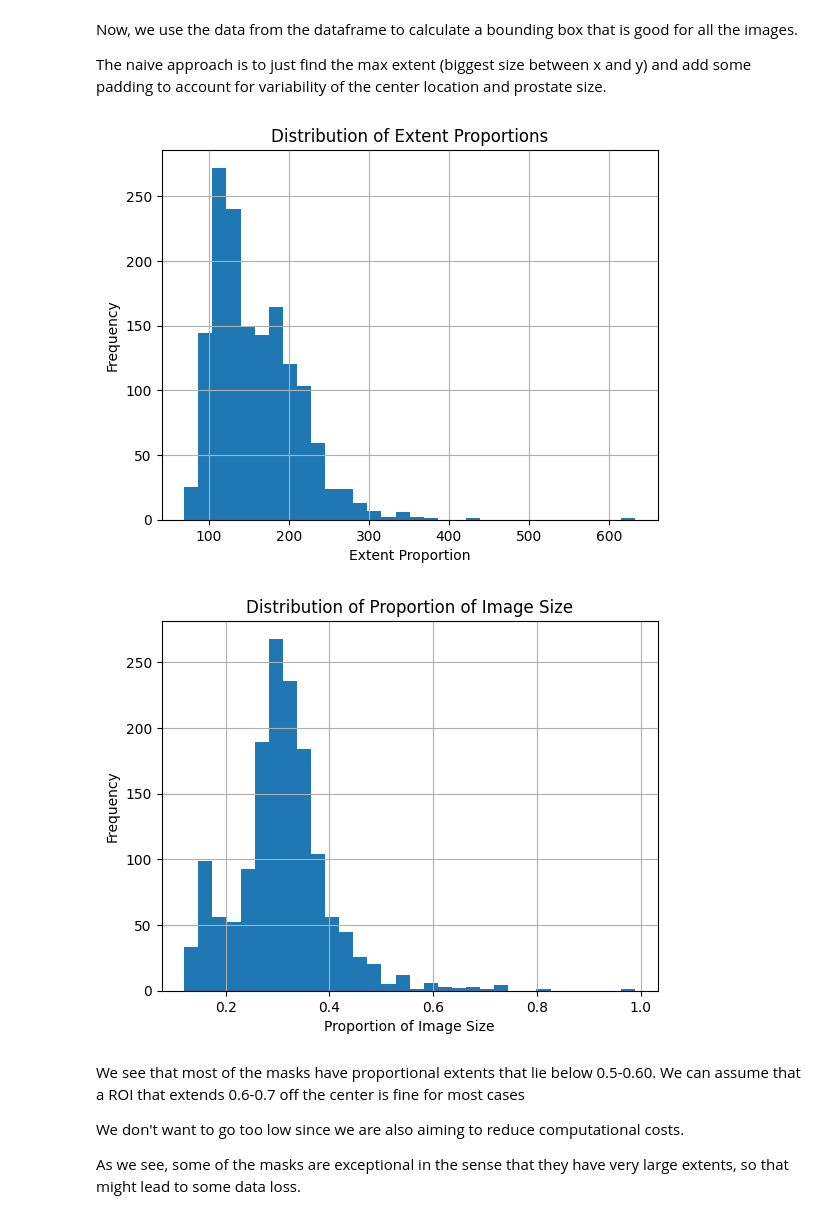
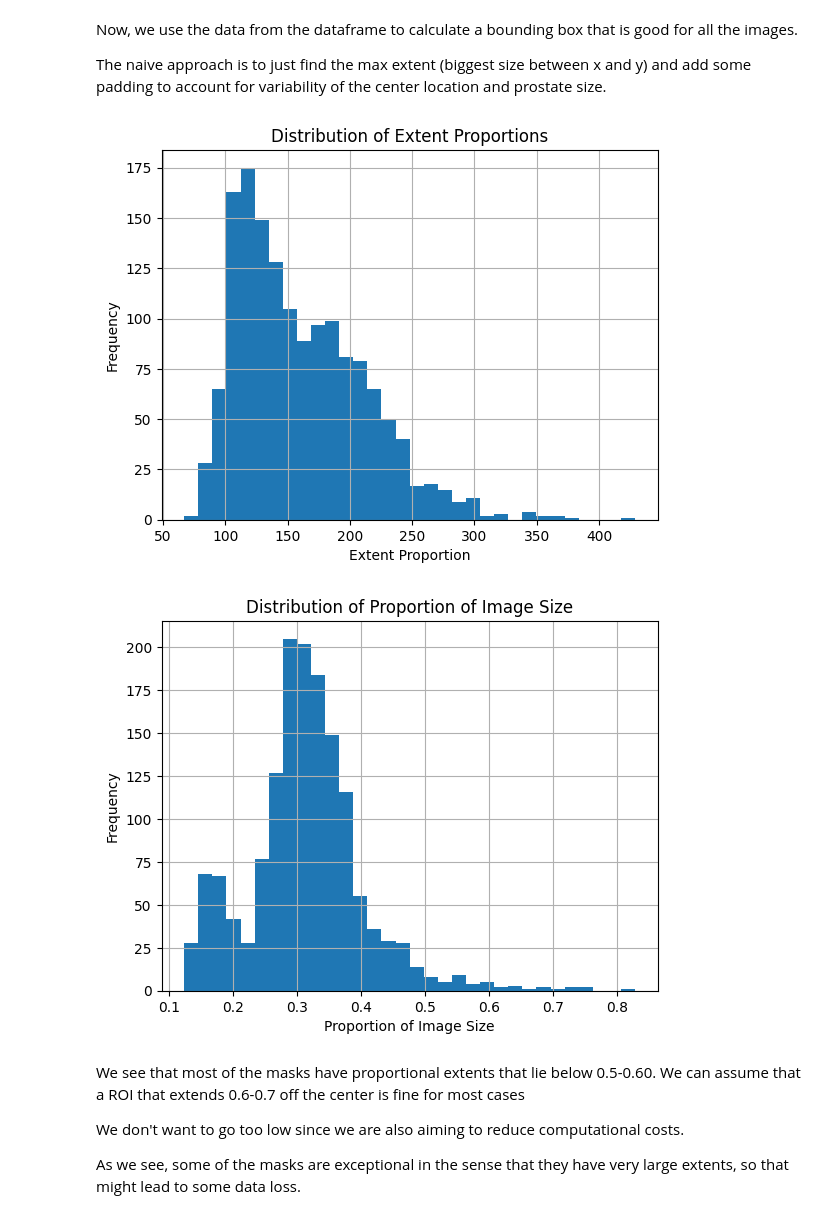
Before and after one commit to usbt0p/mri-prostate-segmentation-deeplearning, a Jupyter notebook: exploratoryAnalysis/explore_picai.ipynb, the cells around one changed output. Saved outputs shown, nothing was run; the diff lists cells and outputs as text; code cells hidden in the pictures.

```diff
--- a/exploratoryAnalysis/explore_picai.ipynb
+++ b/exploratoryAnalysis/explore_picai.ipynb
@@ -375,7 +403,7 @@ Let's get info from the masks, the mean center and size so that wa can use it fo
 import concurrent.futures
 # we use concurrency te prevent too many sequential reads of the files which can be slow
 
-parent_dir = join(DATA_ROOT, paths["picai_labels_wg"])
+parent_dir = join(DATA_ROOT, paths["picai_labels_zonal"])
 cpus = os.cpu_count()
 
 with concurrent.futures.ProcessPoolExecutor(
@@ -385,9 +413,9 @@ with concurrent.futures.ProcessPoolExecutor(
         executor.map(analyzer.calculate_cube_bounds,
         analyzer.get_files(parent_dir, ".*\.nii\.gz$"))
     )
-df = pd.DataFrame(records, columns=['start_z', 'end_z', 'start_y',
+df_box = pd.DataFrame(records, columns=['start_z', 'end_z', 'start_y',
                                     'end_y', 'start_x', 'end_x', 'mask_path',
                                     'bounding_box_size', 'proportion_of_image_size'])
-df
+df_box
 # %% [output]
 |  | start_z | end_z | start_y | end_y | start_x | end_x | mask_path | bounding_box_size | ... |
@@ -433,27 +461,27 @@ Now, we use the data from the dataframe to calculate a bounding box that is good
 
 The naive approach is to just find the max extent (biggest size between x and y) and add some padding to account for variability of the center location  and prostate size.
 # %%
-# using 'start_y', 'end_y', 'start_x', 'end_x', calculate the
+# using 'start_y', 'end_y', 'start_x', 'end_x', we calculate the
 # size of the bounding box as the maximum of the width and height,
 # and then calculate the proportion of that wrt the image size, to
 # get a sense of how much we can crop the image
 
 
 # distribution of extent proportions
-df['bounding_box_size'].hist(bins=32)
+df_box['bounding_box_size'].hist(bins=32)
 plt.title("Distribution of Extent Proportions")
 plt.xlabel("Extent Proportion")
 plt.ylabel("Frequency")
 plt.show()
 
-df['proportion_of_image_size'].hist(bins=32)
+df_box['proportion_of_image_size'].hist(bins=32)
 plt.title("Distribution of Proportion of Image Size")
 plt.xlabel("Proportion of Image Size")
 plt.ylabel("Frequency")
 plt.show()
 # %% [output]
-[figure, old version]
+[figure, new version]
-[figure, old version]
+[figure, new version]
 # %% [markdown]
 We see that most of the masks have proportional extents that lie below 0.5-0.60.
 We can assume that a ROI that extends 0.6-0.7 off the center is fine for most cases
```
Also changed, not shown: parts of 19 cells of this notebook, 2 other files.
